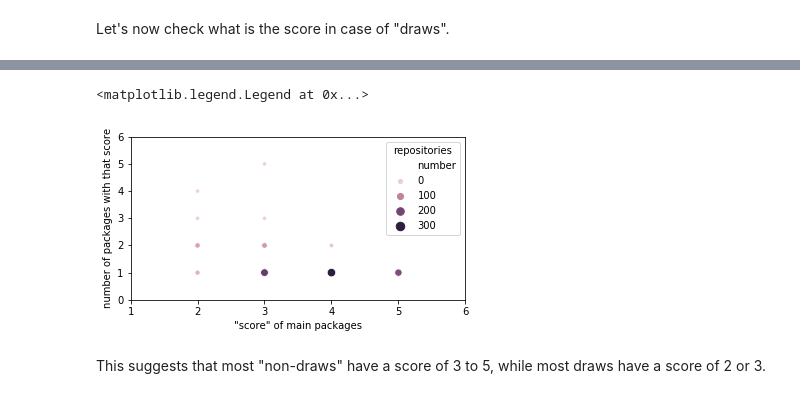
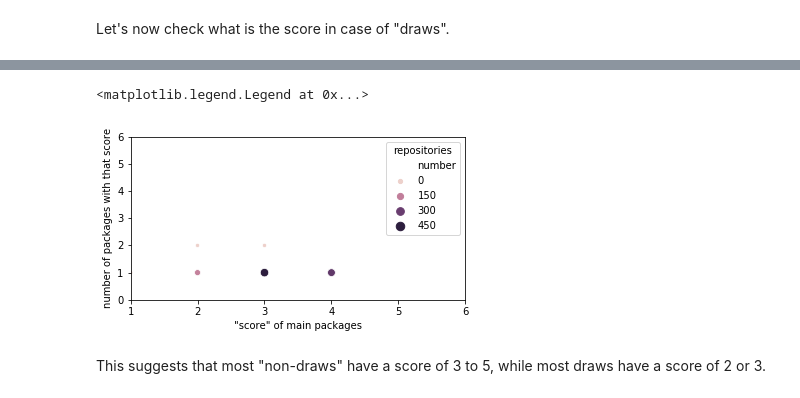
Before and after one commit to MehdiGol/secos-gol, a Jupyter notebook: notebooks/Identify main packages.ipynb, the cells around one changed output, grey strips where cells are left out. Drawn from its saved outputs; the diff is of its cells as text; code cells hidden in the pictures.

```diff
--- a/notebooks/Identify main packages.ipynb
+++ b/notebooks/Identify main packages.ipynb
@@ -82,0 +80,3 @@ df_crit.head()
+# %%
+from similarity.normalized_levenshtein import NormalizedLevenshtein
+normalized_levenshtein = NormalizedLevenshtein()
@@ -83,4 +123,4 @@ df_crit.head()
 # %% [markdown]
 We define several criteria, and we compute their value: a package that is "first" (even with draws) for a criterion will be selected as a "main package" according to that criterion.
 # %%
-criteria = ['exact_name', 'partial_name', 'most_versions', 'first_released', 'most_dependents']
+criteria = ['closer_name', 'most_versions', 'first_released', 'most_dependents']
@@ -118,3 +127,21 @@ df_crit.head(10)
+# %%
+df_crit = (
+    df_crit
+    .groupby('Repository_URL', sort=False)
+    .apply(lambda group:
+        group.assign(
+
+            most_versions=lambda d: (d['versions']/d['versions'].max()),
+            # To handle cases which all packages have 0 distance from Last version in a repository (d['first_release_date'].max() == 0) I used np.where
+            first_released=lambda d: (1- np.where(d['first_release_date'].max() != 0, (d['first_release_date']/d['first_release_date'].max()),0)),
+            # To handle cases which all packages have with 0 dependent package in a repository (d['dependents'].max() == 0) I used np.where
+            most_dependents=lambda d: np.where(d['dependents'].max() != 0 , (d['dependents']/d['dependents'].max()),0),
+            closer_name= lambda d: np.where( d['name_match'].max() != 0, (d['name_match']/d['name_match'].max()),0),
+        )
+    )
+    .reset_index(drop=True)
+    [['Package', 'Repository_URL'] + criteria]
+)
 # %% [markdown]
 We now rely on those criterion to identify main packages (they are not necessarily unique) for each repository.
 # %%
@@ -198,34 +253,45 @@ Let's now check what is the score in case of "draws".
 fig, ax = matplotlib.pyplot.subplots()
 
 seaborn.scatterplot(
     x='criteria',
     y='Package',
     size='number',
     hue='number',
     data=(
         df_crit
+        .groupby('Repository_URL', sort=False)
+        .apply(lambda group:
+            group.assign(
+                closer_name=lambda d: (d['closer_name'].rank(method='min', ascending=False) == 1),
+                most_versions=lambda d: (d['most_versions'].rank(method='min', ascending=False) == 1),
+                first_released=lambda d: (d['first_released'].rank(method='min', ascending=False) == 1),
+                most_dependents=lambda d: (d['most_dependents'].rank(method='min', ascending=False) == 1),
+            )
+        )
+        .reset_index(drop=True)
+        .assign(criteria=lambda d: d[criteria].sum(axis=1))
         .query('main')
         .groupby('Repository_URL', sort=False)
         .agg({'Package': 'count', 'criteria': 'max'})
         .assign(number=1)
         .groupby(['Package', 'criteria'], sort=False)
         .agg({'Package': 'first', 'criteria': 'first', 'number': 'count'})
         .reset_index(drop=True)
     ),
     ax=ax,
 )
 
 ax.set(
     xlabel='"score" of main packages',
     xlim=(1, 6),
     ylabel='number of packages with that score',
     ylim=(0, 6),
 )
 
 ax.legend(title='repositories')
 # %% [output]
 <matplotlib.legend.Legend at 0x...>
-[figure, old version]
+[figure, new version]
 # %% [markdown]
 This suggests that most "non-draws" have a score of 3 to 5, while most draws have a score of 2 or 3.
 # %% [markdown]
```
Also changed, not shown: parts of 24 cells of this notebook.
